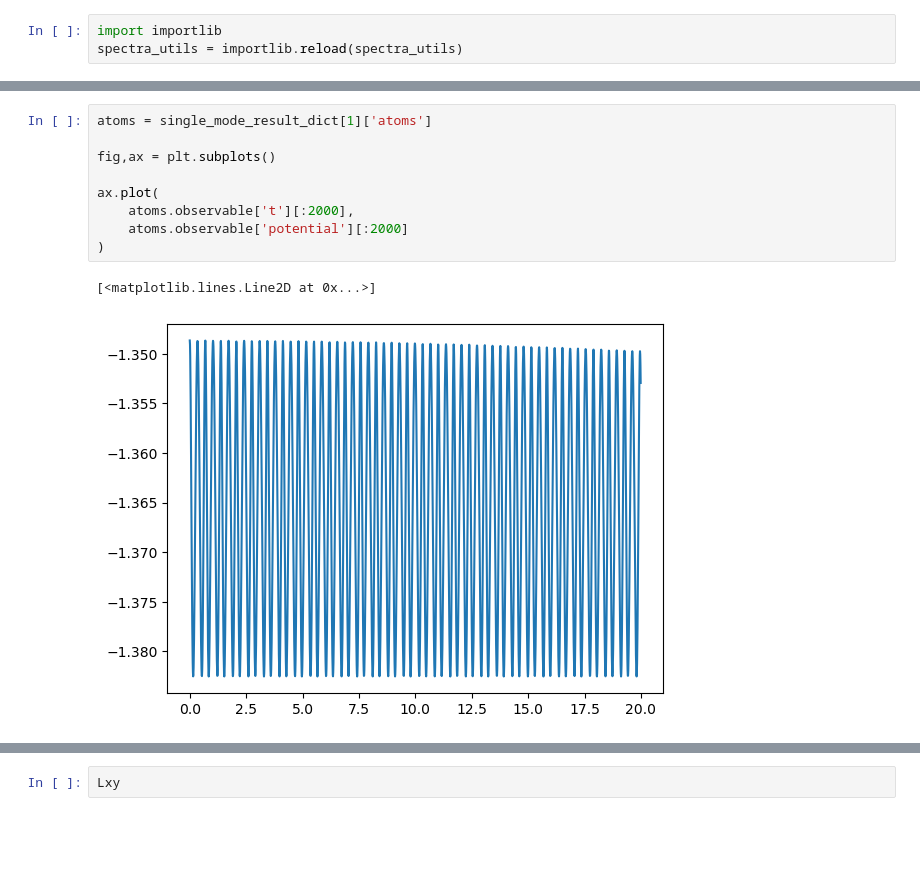
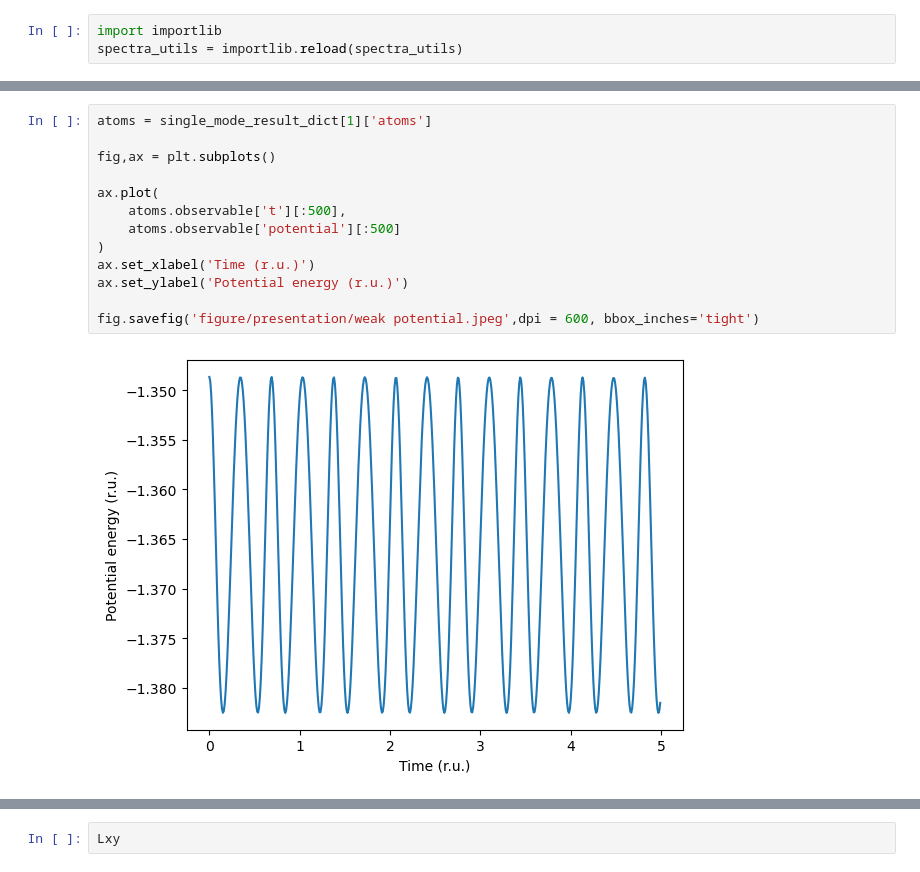
Before and after one commit to RibeiroGroup/Molecular-Dynamics-for-CIS, a Jupyter notebook: src/polariton.ipynb, the cells around one changed output, grey strips where cells are left out. Cells and saved outputs as stored; diff of their text form; blank space fills up the shorter version.

```diff
--- a/src/polariton.ipynb
+++ b/src/polariton.ipynb
@@ -228,13 +230,16 @@ fig.savefig('figure/manuscript/polariton.jpeg',dpi=600, bbox_inches = 'tight')
 # %%
 atoms = single_mode_result_dict[1]['atoms']
 
 fig,ax = plt.subplots()
 
 ax.plot(
-    atoms.observable['t'][:2000],
-    atoms.observable['potential'][:2000]
+    atoms.observable['t'][:500],
+    atoms.observable['potential'][:500]
 )
+ax.set_xlabel('Time (r.u.)')
+ax.set_ylabel('Potential energy (r.u.)')
+
+fig.savefig('figure/presentation/weak potential.jpeg',dpi = 600, bbox_inches='tight')
 # %% [output]
-[<matplotlib.lines.Line2D at 0x...>]
-[figure, old version]
+[figure, new version]
 # %%
```
Also changed, not shown: parts of 2 cells of this notebook, 7 other files.
